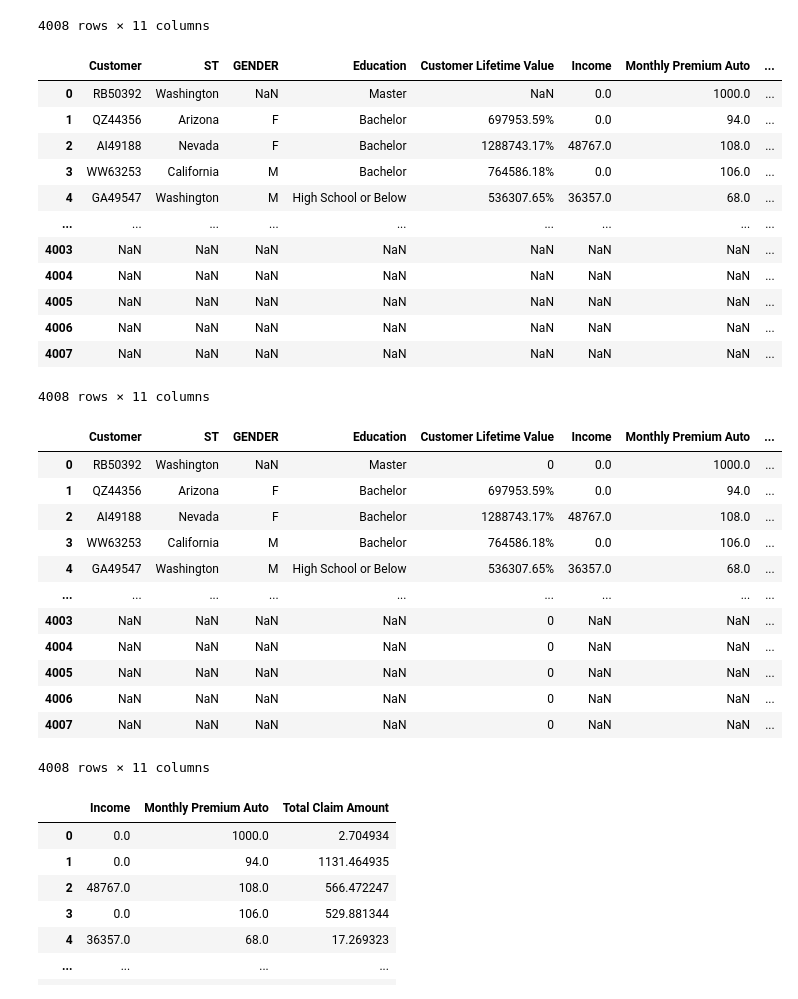
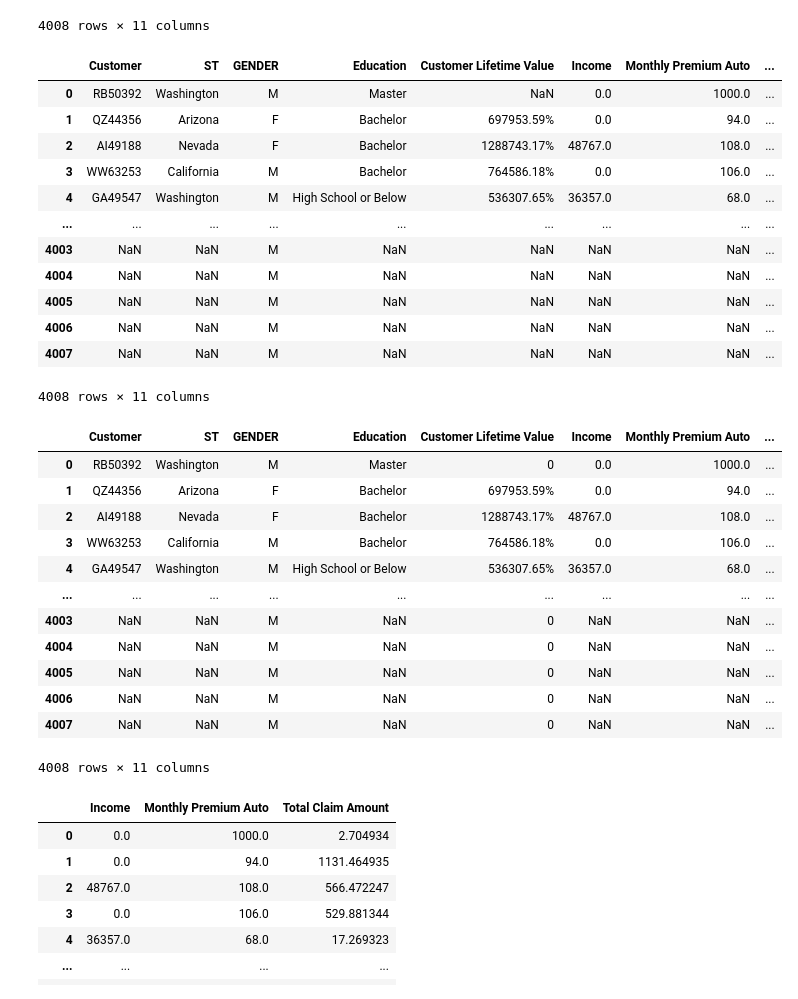
Before and after one commit to 1402Diana/lab-dw-pandas, a Jupyter notebook: lab-dw-pandas (55).ipynb, the cells around one changed output. Saved outputs shown, nothing was run; the diff lists cells and outputs as text; code cells hidden in the pictures.

```diff
--- a/lab-dw-pandas (55).ipynb
+++ b/lab-dw-pandas (55).ipynb
@@ -114,40 +114,39 @@ data
 | 4007 | NaN | NaN | NaN | NaN | NaN | NaN | NaN | ... |
 4008 rows × 11 columns
 # %%
-#Standardize all various in column 'gender'
-value_mapping={'Femal':'F', 'F':'F','female':'F', 'Male':'M', 'M':'M'}
-data['GENDER']=data['GENDER'].replace(value_mapping)
+#Cleaning the column 'GENDER'
+data['GENDER']=np.where(data['GENDER'].isin(['F','female','Femal']),'F','M')
 data
 # %% [output]
 |  | Customer | ST | GENDER | Education | Customer Lifetime Value | Income | Monthly Premium Auto | ... |
-| 0 | RB50392 | Washington | NaN | Master | NaN | 0.0 | 1000.0 | ... |
+| 0 | RB50392 | Washington | M | Master | NaN | 0.0 | 1000.0 | ... |
 | 1 | QZ44356 | Arizona | F | Bachelor | 697953.59% | 0.0 | 94.0 | ... |
 | 2 | AI49188 | Nevada | F | Bachelor | 1288743.17% | 48767.0 | 108.0 | ... |
 | 3 | WW63253 | California | M | Bachelor | 764586.18% | 0.0 | 106.0 | ... |
 | 4 | GA49547 | Washington | M | High School or Below | 536307.65% | 36357.0 | 68.0 | ... |
 | ... | ... | ... | ... | ... | ... | ... | ... | ... |
-| 4003 | NaN | NaN | NaN | NaN | NaN | NaN | NaN | ... |
-| 4004 | NaN | NaN | NaN | NaN | NaN | NaN | NaN | ... |
-| 4005 | NaN | NaN | NaN | NaN | NaN | NaN | NaN | ... |
-| 4006 | NaN | NaN | NaN | NaN | NaN | NaN | NaN | ... |
-| 4007 | NaN | NaN | NaN | NaN | NaN | NaN | NaN | ... |
+| 4003 | NaN | NaN | M | NaN | NaN | NaN | NaN | ... |
+| 4004 | NaN | NaN | M | NaN | NaN | NaN | NaN | ... |
+| 4005 | NaN | NaN | M | NaN | NaN | NaN | NaN | ... |
+| 4006 | NaN | NaN | M | NaN | NaN | NaN | NaN | ... |
+| 4007 | NaN | NaN | M | NaN | NaN | NaN | NaN | ... |
 4008 rows × 11 columns
 # %%
 data['Customer Lifetime Value']=data['Customer Lifetime Value'].fillna('0')
 data
 # %% [output]
 |  | Customer | ST | GENDER | Education | Customer Lifetime Value | Income | Monthly Premium Auto | ... |
-| 0 | RB50392 | Washington | NaN | Master | 0 | 0.0 | 1000.0 | ... |
+| 0 | RB50392 | Washington | M | Master | 0 | 0.0 | 1000.0 | ... |
 | 1 | QZ44356 | Arizona | F | Bachelor | 697953.59% | 0.0 | 94.0 | ... |
 | 2 | AI49188 | Nevada | F | Bachelor | 1288743.17% | 48767.0 | 108.0 | ... |
 | 3 | WW63253 | California | M | Bachelor | 764586.18% | 0.0 | 106.0 | ... |
 | 4 | GA49547 | Washington | M | High School or Below | 536307.65% | 36357.0 | 68.0 | ... |
 | ... | ... | ... | ... | ... | ... | ... | ... | ... |
-| 4003 | NaN | NaN | NaN | NaN | 0 | NaN | NaN | ... |
-| 4004 | NaN | NaN | NaN | NaN | 0 | NaN | NaN | ... |
-| 4005 | NaN | NaN | NaN | NaN | 0 | NaN | NaN | ... |
-| 4006 | NaN | NaN | NaN | NaN | 0 | NaN | NaN | ... |
-| 4007 | NaN | NaN | NaN | NaN | 0 | NaN | NaN | ... |
+| 4003 | NaN | NaN | M | NaN | 0 | NaN | NaN | ... |
+| 4004 | NaN | NaN | M | NaN | 0 | NaN | NaN | ... |
+| 4005 | NaN | NaN | M | NaN | 0 | NaN | NaN | ... |
+| 4006 | NaN | NaN | M | NaN | 0 | NaN | NaN | ... |
+| 4007 | NaN | NaN | M | NaN | 0 | NaN | NaN | ... |
 4008 rows × 11 columns
 # %%
 #Determine the numerical data
```
Also changed, not shown: parts of 9 cells of this notebook.
